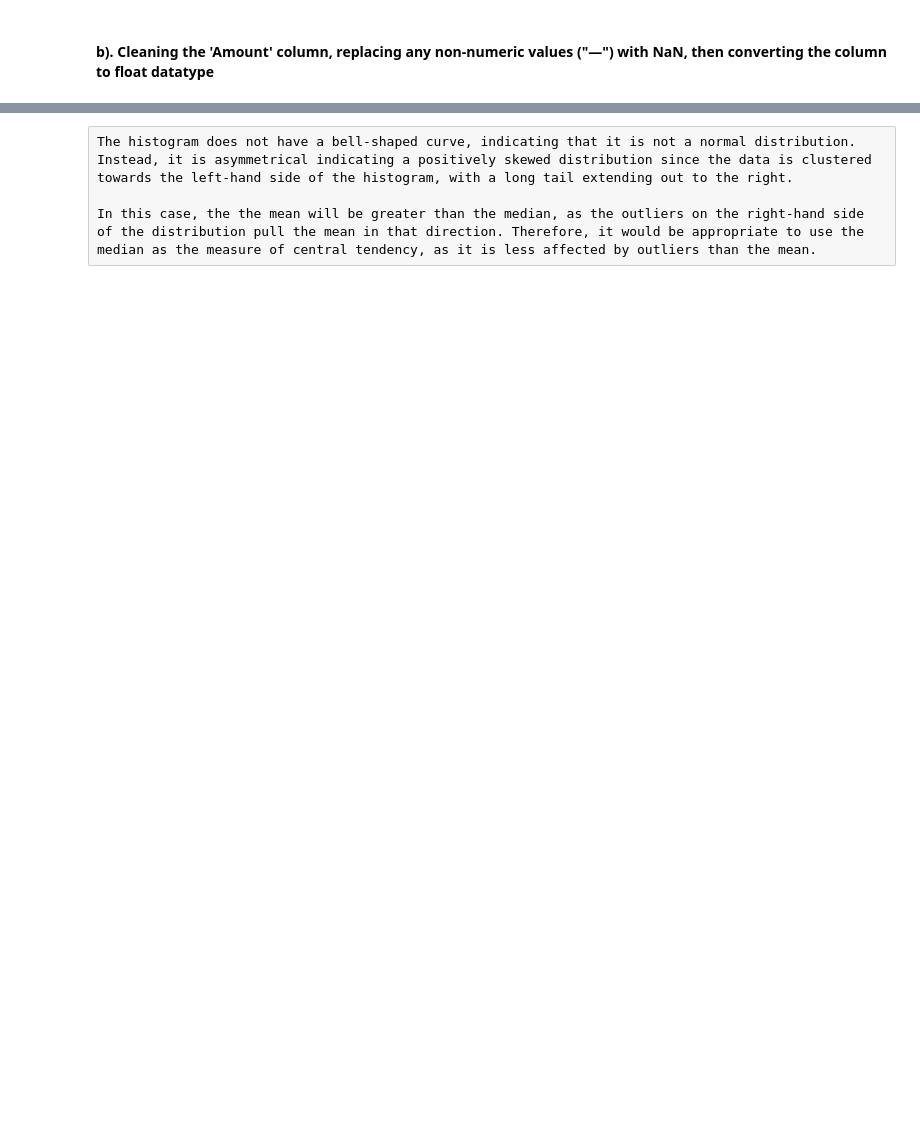
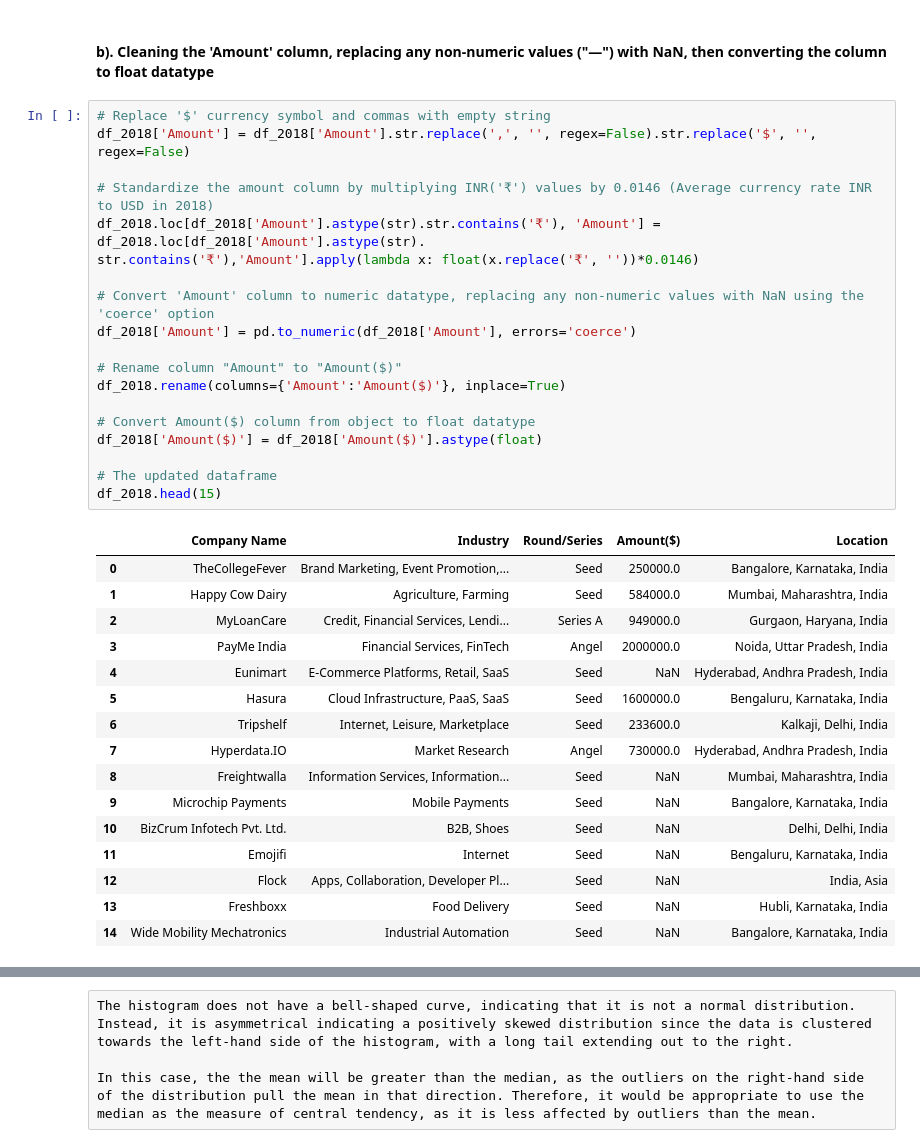
Before and after one commit to rasmodev/Analysis-of-Indian-Startup-Funding-2018-2021, a Jupyter notebook: Indian Startup Funding Analysis 2018 -2021.ipynb, the cells around one changed output, grey strips where cells are left out. Saved outputs shown, nothing was run; the diff lists cells and outputs as text; blank space fills up the shorter version.

```diff
--- a/Indian Startup Funding Analysis 2018 -2021.ipynb
+++ b/Indian Startup Funding Analysis 2018 -2021.ipynb
@@ -283,5 +251,41 @@ df_2018.head(61)
 # %% [markdown]
 #### b). Cleaning the 'Amount' column, replacing any non-numeric values ("—") with NaN, then converting the column to float datatype
+# %%
+# Replace '$' currency symbol and commas with empty string
+df_2018['Amount'] = df_2018['Amount'].str.replace(',', '', regex=False).str.replace('$', '', regex=False)
+
+# Standardize the amount column by multiplying INR('₹') values by 0.0146 (Average currency rate INR to USD in 2018)
+df_2018.loc[df_2018['Amount'].astype(str).str.contains('₹'), 'Amount'] = df_2018.loc[df_2018['Amount'].astype(str).
+str.contains('₹'),'Amount'].apply(lambda x: float(x.replace('₹', ''))*0.0146)
+
+# Convert 'Amount' column to numeric datatype, replacing any non-numeric values with NaN using the 'coerce' option
+df_2018['Amount'] = pd.to_numeric(df_2018['Amount'], errors='coerce')
+
+# Rename column "Amount" to "Amount($)"
+df_2018.rename(columns={'Amount':'Amount($)'}, inplace=True)
+
+# Convert Amount($) column from object to float datatype
+df_2018['Amount($)'] = df_2018['Amount($)'].astype(float)
+
+# The updated dataframe
+df_2018.head(15)
+# %% [output]
+|  | Company Name | Industry | Round/Series | Amount($) | Location |
+| 0 | TheCollegeFever | Brand Marketing, Event Promotion,... | Seed | 250000.0 | Bangalore, Karnataka, India |
+| 1 | Happy Cow Dairy | Agriculture, Farming | Seed | 584000.0 | Mumbai, Maharashtra, India |
+| 2 | MyLoanCare | Credit, Financial Services, Lendi... | Series A | 949000.0 | Gurgaon, Haryana, India |
+| 3 | PayMe India | Financial Services, FinTech | Angel | 2000000.0 | Noida, Uttar Pradesh, India |
+| 4 | Eunimart | E-Commerce Platforms, Retail, SaaS | Seed | NaN | Hyderabad, Andhra Pradesh, India |
+| 5 | Hasura | Cloud Infrastructure, PaaS, SaaS | Seed | 1600000.0 | Bengaluru, Karnataka, India |
+| 6 | Tripshelf | Internet, Leisure, Marketplace | Seed | 233600.0 | Kalkaji, Delhi, India |
+| 7 | Hyperdata.IO | Market Research | Angel | 730000.0 | Hyderabad, Andhra Pradesh, India |
+| 8 | Freightwalla | Information Services, Information... | Seed | NaN | Mumbai, Maharashtra, India |
+| 9 | Microchip Payments | Mobile Payments | Seed | NaN | Bangalore, Karnataka, India |
+| 10 | BizCrum Infotech Pvt. Ltd. | B2B, Shoes | Seed | NaN | Delhi, Delhi, India |
+| 11 | Emojifi | Internet | Seed | NaN | Bengaluru, Karnataka, India |
+| 12 | Flock | Apps, Collaboration, Developer Pl... | Seed | NaN | India, Asia |
+| 13 | Freshboxx | Food Delivery | Seed | NaN | Hubli, Karnataka, India |
+| 14 | Wide Mobility Mechatronics | Industrial Automation | Seed | NaN | Bangalore, Karnataka, India |
 # %%
 # Plotting A histogram to visualize the distribution of funding amouns
 
```
Also changed, not shown: parts of 36 cells of this notebook, 1 other file.
